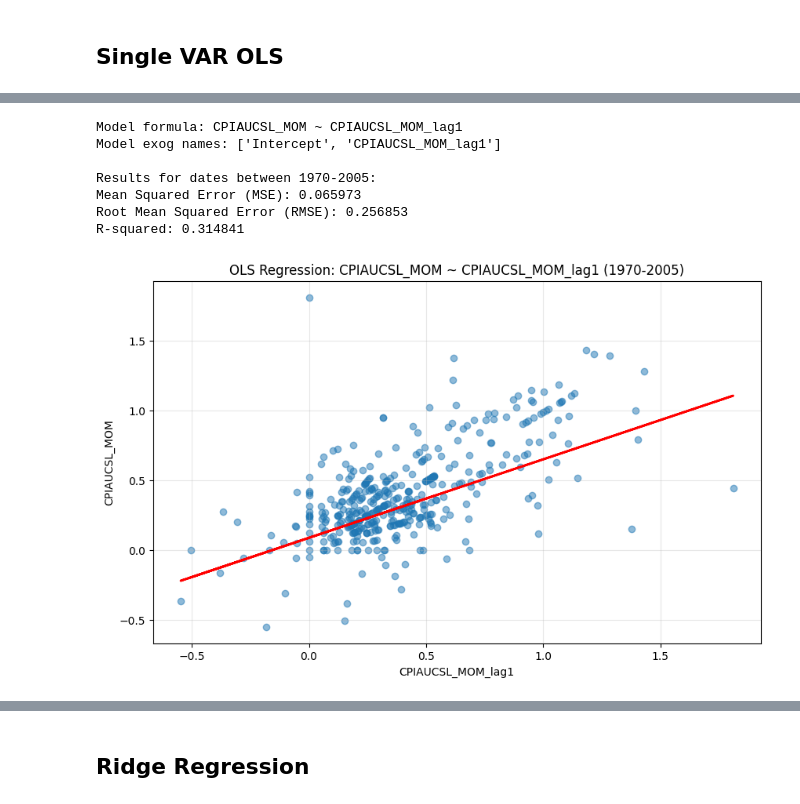
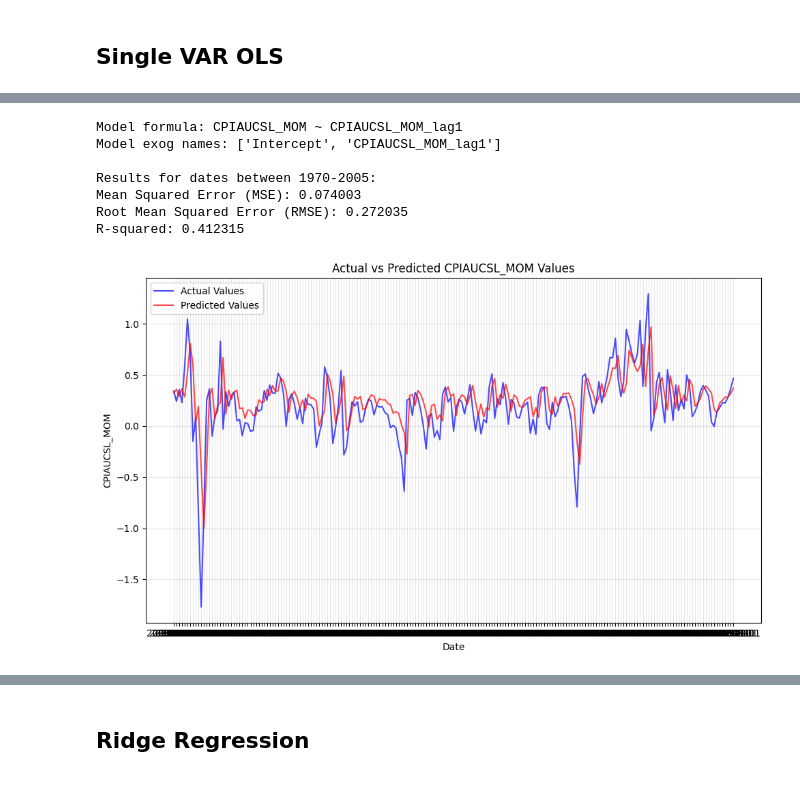
Before and after one commit to rishabhmandayam/inflation_ml, a Jupyter notebook: notebooks/linear_models.ipynb, the cells around one changed output, grey strips where cells are left out. Cells and saved outputs as stored; diff of their text form; code cells hidden in the pictures.

```diff
--- a/notebooks/linear_models.ipynb
+++ b/notebooks/linear_models.ipynb
@@ -111,8 +126,8 @@ shape: (5, 54)
 # %%
 print(f"Model formula: {formula}")
 
-y_true_filtered = filtered_df[target]
-y_pred_filtered = model.predict(filtered_df.to_pandas())
+y_true_filtered = post_2008_df[target]
+y_pred_filtered = model.predict(post_2008_df.to_pandas())
 
 # We can also explicitly check which columns the model is using
 print(f"Model exog names: {model.model.exog_names}")
@@ -121,7 +136,7 @@ mse_filtered = mean_squared_error(y_true_filtered, y_pred_filtered)
 rmse_filtered = np.sqrt(mse_filtered)
 r2_filtered = model.rsquared
 
-print(f"\nResults for dates between 1970-2005:")
+print(f"\nResults for dates between 2008-:")
 print(f"Mean Squared Error (MSE): {mse_filtered:.6f}")
 print(f"Root Mean Squared Error (RMSE): {rmse_filtered:.6f}")
 print(f"R-squared: {r2_filtered:.6f}")
@@ -130,20 +145,30 @@ Model formula: CPIAUCSL_MOM ~ CPIAUCSL_MOM_lag1
 Model exog names: ['Intercept', 'CPIAUCSL_MOM_lag1']
 
 Results for dates between 1970-2005:
-Mean Squared Error (MSE): 0.065973
-Root Mean Squared Error (RMSE): 0.256853
-R-squared: 0.314841
+Mean Squared Error (MSE): 0.074003
+Root Mean Squared Error (RMSE): 0.272035
+R-squared: 0.412315
-# %%
-plt.figure(figsize=(10, 6))
-plt.scatter(filtered_df[predictor], filtered_df[target], alpha=0.5)
-plt.plot(filtered_df[predictor], y_pred_filtered, color='red', linewidth=2)
-plt.xlabel(predictor)
-plt.ylabel(target)
-plt.title(f'OLS Regression: {target} ~ {predictor} (1970-2005)')
-plt.grid(True, alpha=0.3)
-plt.show()
-# %% [output]
-[figure, removed]
+# %%
+# Plot the actual vs predicted values
+plt.figure(figsize=(10, 6))
+
+# Convert to pandas Series for easier plotting with time index
+dates = post_2008_df["sasdate"]
+y_true_series = pl.Series(y_true_filtered).to_pandas()
+y_pred_series = pl.Series(y_pred_filtered).to_pandas()
+
+plt.plot(dates, y_true_filtered, label='Actual Values', color='blue', alpha=0.7)
+plt.plot(dates, y_pred_filtered, label='Predicted Values', color='red', alpha=0.7)
+
+plt.xlabel('Date')
+plt.ylabel(target)
+plt.title(f'Actual vs Predicted {target} Values')
+plt.legend()
+plt.grid(True, alpha=0.3)
+plt.tight_layout()
+plt.show()
+# %% [output]
+[figure, added]
 # %%
 residuals = y_true_filtered - pl.Series(y_pred_filtered.values)
 
```
Also changed, not shown: parts of 7 cells of this notebook, 1 other file.
